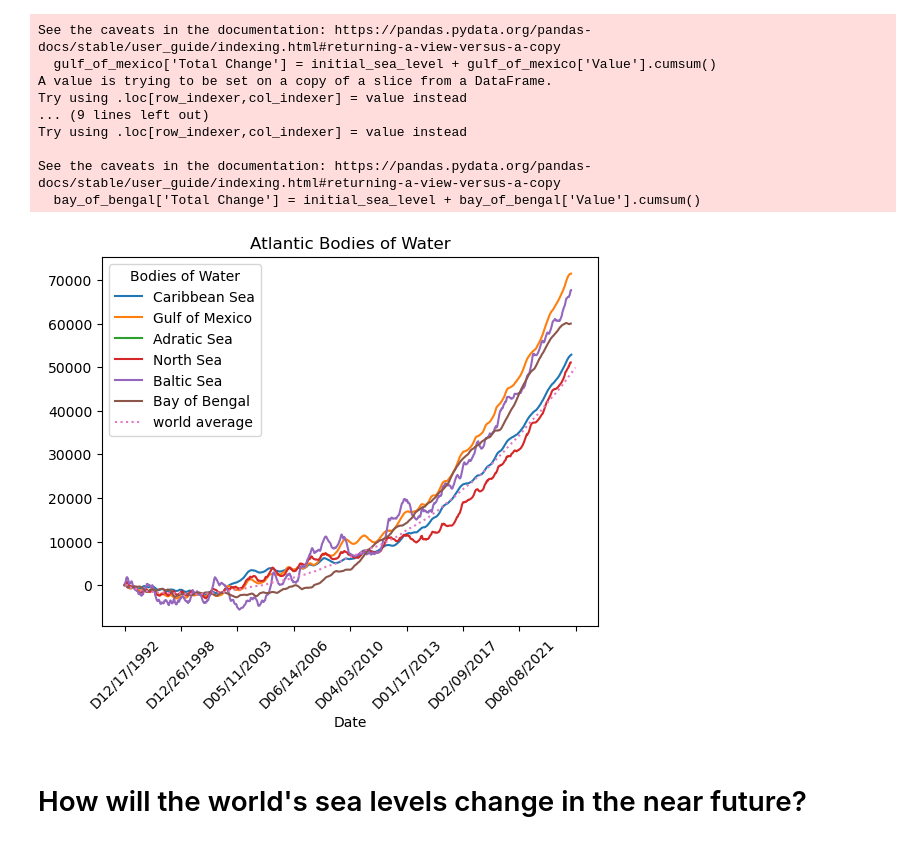
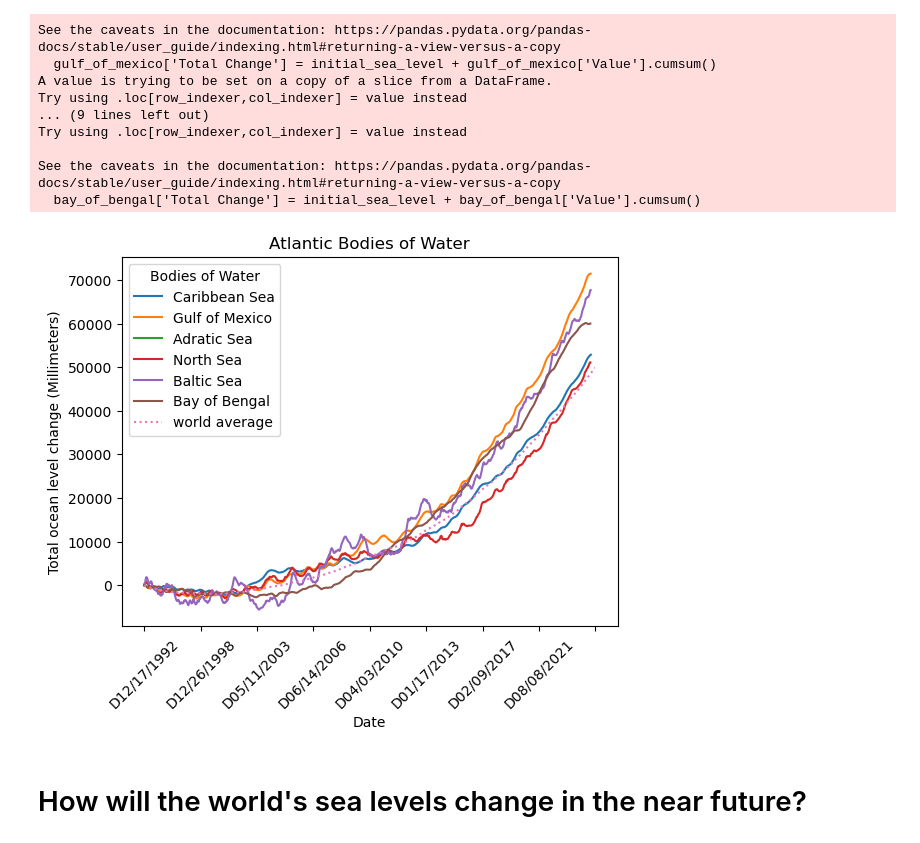
Before and after one commit to Ahshaam/Analysis_of_Sea_Levels, a Jupyter notebook: Project-1/Project_Notebook.ipynb, the cells around one changed output. Drawn from its saved outputs; the diff is of its cells as text; code cells hidden in the pictures.

```diff
--- a/Project-1/Project_Notebook.ipynb
+++ b/Project-1/Project_Notebook.ipynb
@@ -395,22 +395,22 @@ See the caveats in the documentation: https://pandas.pydata.org/pandas-docs/stab
 # %%
 fig, ax4 = plt.subplots()
 
 caribbean['Total Change'].plot(ax=ax4, kind='line', label='Caribbean Sea')
 gulf_of_mexico['Total Change'].plot(ax=ax4, kind='line', label='Gulf of Mexico')
 adratic['Total Change'].plot(ax=ax4, kind='line', label='Adratic Sea')
 north_sea['Total Change'].plot(ax=ax4, kind='line', label='North Sea')
 baltic['Total Change'].plot(ax=ax4, kind='line', label='Baltic Sea')
 bay_of_bengal['Total Change'].plot(ax=ax4, kind='line', label='Bay of Bengal')
 world_df.plot(ax=ax4, kind='line', x='Date', y='Total Change', label='world average', linestyle = ':')
 
 plt.title('Atlantic Bodies of Water')
-ax.set_ylabel('Total ocean level change (Millimeters)')
-ax.set_xlabel('Date')
+ax4.set_ylabel('Total ocean level change (Millimeters)')
+ax4.set_xlabel('Date')
 plt.legend(title='Bodies of Water')
 plt.xticks(rotation=45)
 plt.show()
 # %% [output]
-[figure, old version]
+[figure, new version]
 # %% [markdown]
 # How will the world's sea levels change in the near future?
 # %% [markdown]
```
Also changed, not shown: parts of 9 cells of this notebook, 1 other file.
